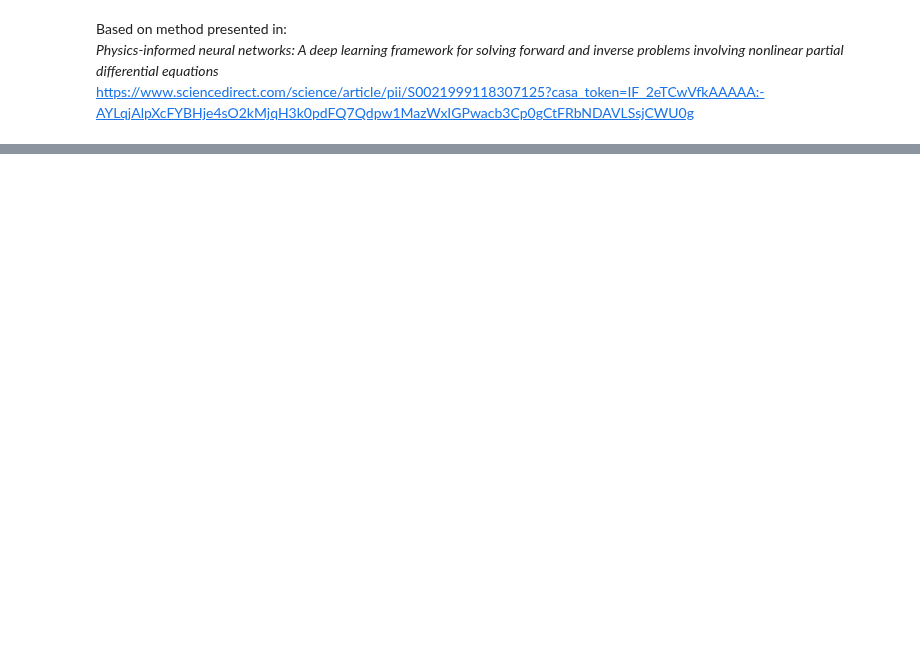
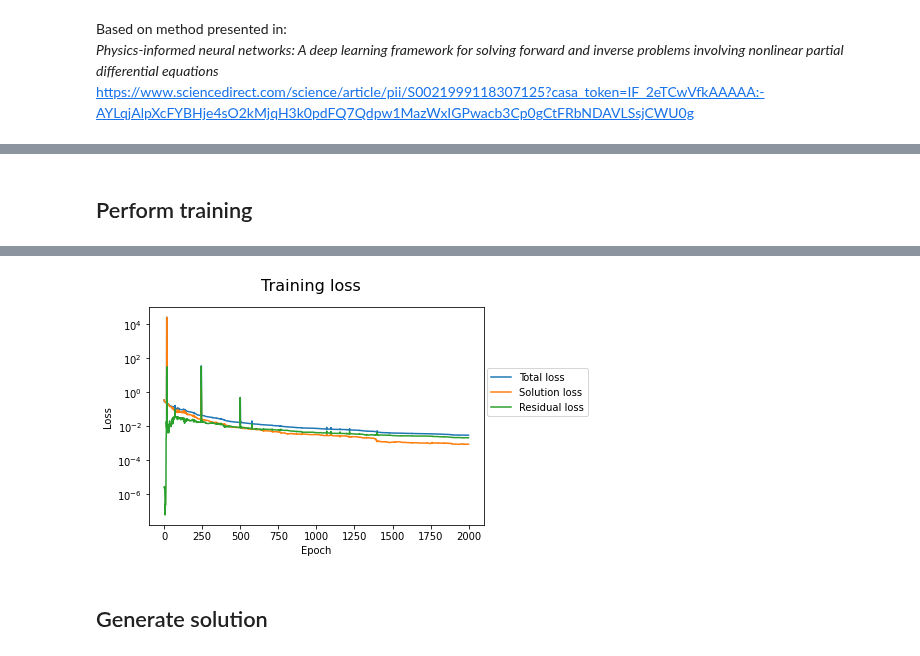
Before and after one commit to StephenTGibson/COMP527-colabNotebooks, a Jupyter notebook: COMP702-MScProject/PINN_method_for_1D_Burgers'_equation_forward_problem_using_L_BFGS.ipynb, the cells around one changed output, grey strips where cells are left out. Saved outputs shown, nothing was run; the diff lists cells and outputs as text; code cells hidden in the pictures; blank space fills up the shorter version.

```diff
--- a/COMP702-MScProject/PINN_method_for_1D_Burgers'_equation_forward_problem_using_L_BFGS.ipynb
+++ b/COMP702-MScProject/PINN_method_for_1D_Burgers'_equation_forward_problem_using_L_BFGS.ipynb
@@ -170,7 +11,0 @@ Nu_bcArray = np.array([
-# %%
-# define empty array to hold initial and boundary conditions training points
-NuArray = np.zeros((Nu, 3))
-# add initial condition points
-NuArray[:Nu_i,:] = Nu_iArray.copy()
-# add boundary condition points
-NuArray[Nu_i:,:] = Nu_bcArray.copy()
@@ -491,0 +203,9 @@ plt.show()
+# %% [markdown]
+## Perform training
+# %%
+# train model
+model.trainer(NuArray, NfArray)
+# plot training loss curves
+utilityFunctions.trainingHistoryPlot(model.history, ['Total loss', 'Solution loss', 'Residual loss'], 'Loss', 'Training loss', yLogAx=True)
+plt.show()
+# %% [output]
@@ -491,0 +225,3 @@ plt.show()
+[figure, added]
+# %% [markdown]
+## Generate solution
```
Also changed, not shown: parts of 45 cells of this notebook.
